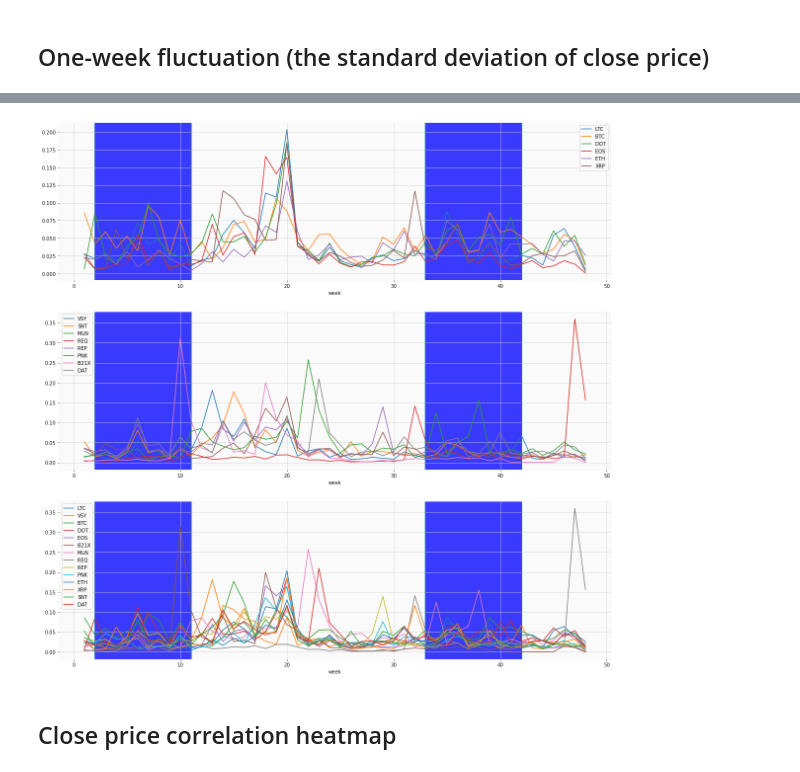
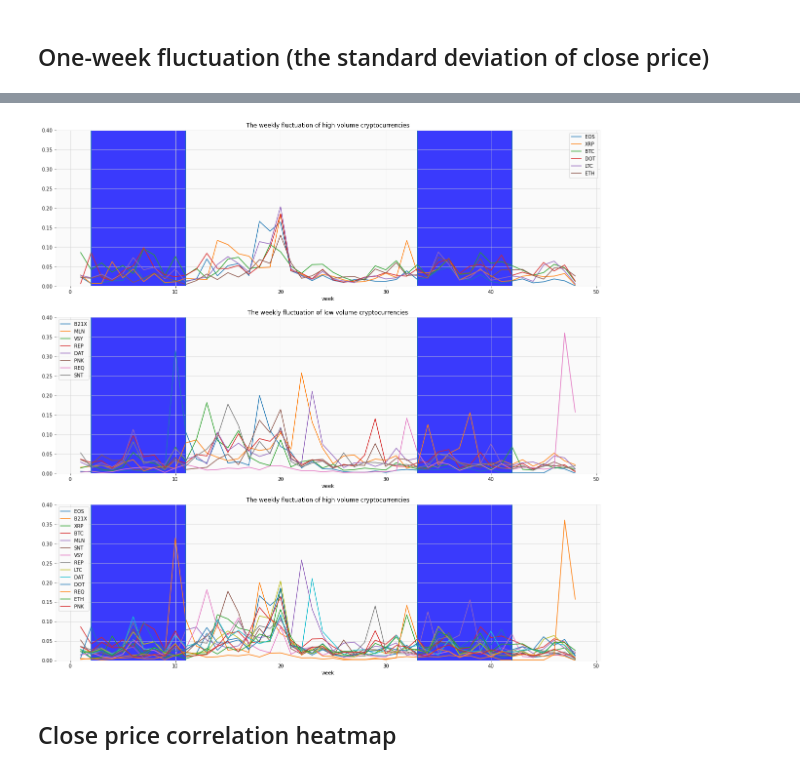
Before and after one commit to codingFerryman/crypto_market_hierarchy_structure, a Jupyter notebook: src/exploration.ipynb, the cells around one changed output, grey strips where cells are left out. Saved outputs shown, nothing was run; the diff lists cells and outputs as text; code cells hidden in the pictures.

```diff
--- a/src/exploration.ipynb
+++ b/src/exploration.ipynb
@@ -134,7 +134,7 @@ for df in [data_1D_1_3, data_1D_8_10]:
             _tmp_df[price_col] = scaler.fit_transform(_tmp_df[[price_col]])
         _tmp_df['close'].plot(label=tick, ax=axs[subplot_idx])
     axs[subplot_idx].legend()
-    axs[subplot_idx].set_title(f'The scaled prices of BTC and ETC over {min(df.datetime)} and {max(df.datetime)}')
+    axs[subplot_idx].set_title(f'The normalized prices of BTC and ETC over {min(df.datetime)} and {max(df.datetime)}')
     subplot_idx += 1
 
 fig.tight_layout()
@@ -166,7 +166,7 @@ for df in [data_1D_1_3, data_1D_8_10]:
         _tmp_df['price_std'] = scaler.fit_transform(_tmp_df[['close']])
         _tmp_df['price_std'].rolling(window=7).mean().plot(label=tick+f" (least {idx+1} vol)", ax=axs[subplot_idx])
     axs[subplot_idx].legend()
-    axs[subplot_idx].set_title(f'The scaled prices of cryptocurrencies having the top and least volumes over {min(df.datetime)} and {max(df.datetime)} \n Rolling 7-day average')
+    axs[subplot_idx].set_title(f'The normalized prices of cryptocurrencies having the top and least volumes over {min(df.datetime)} and {max(df.datetime)} \n Rolling 7-day average')
     subplot_idx += 1
 fig.tight_layout()
 plt.show()
@@ -206,29 +192,36 @@ memory usage: 174.9+ KB
 # %%
+%matplotlib inline
+
 fig, axs = plt.subplots(3, 1, figsize=(20,20))
 axs.ravel()
 
 idx = 0
 for concern_list in [top_vol_all, least_vol_all, vol_concern]:
     for tick in concern_list:
         scaler = MinMaxScaler()
         _tmp_df = data_fluc_df[data_fluc_df.index.get_level_values('coin') == tick].set_index('datetime').copy()
         _tmp_df['price_std'] = scaler.fit_transform(_tmp_df[['close']])
         _tmp_df.groupby('week').std()['price_std'].plot(label=tick, ax=axs[idx])
     axs[idx].legend()
+    axs[idx].set_ylim([0., 0.4])
     idx += 1
 
 def day_to_week_2021(day):
     return 1 + (1 + day - 4) // 7
 
 
 for j in idx_list:
     for i in range(idx):
         axs[i].axvline(x=day_to_week_2021(j), ymin=0)
         axs[i].axvspan(int(day_to_week_2021(idx_list[0])), int(day_to_week_2021(idx_list[1])), alpha=0.3, color='blue')
         axs[i].axvspan(int(day_to_week_2021(idx_list[2])), int(day_to_week_2021(idx_list[3])), alpha=0.3, color='blue')
+
+axs[0].set_title('The weekly fluctuation of high volume cryptocurrencies')
+axs[1].set_title('The weekly fluctuation of low volume cryptocurrencies')
+axs[2].set_title('The weekly fluctuation of high volume cryptocurrencies')
 plt.show()
 # %% [output]
-[figure, old version]
+[figure, new version]
 # %% [markdown]
 ## Close price correlation heatmap
 # %%
```
Also changed, not shown: parts of 5 cells of this notebook.
